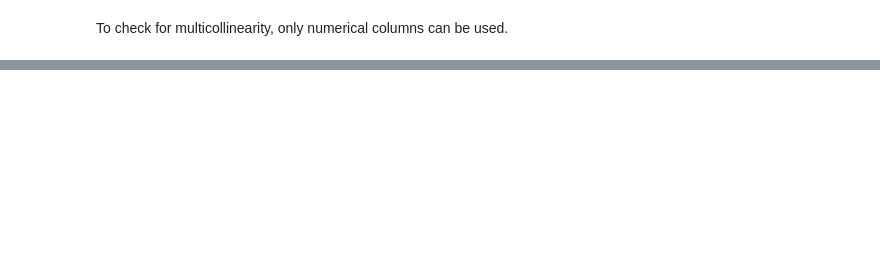
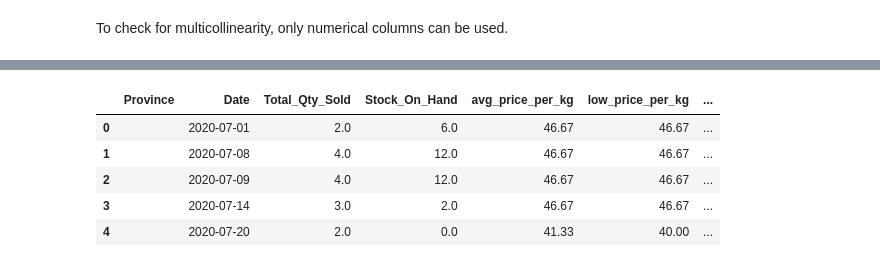
Before and after one commit to scmosoeu/fresh_produce, a Jupyter notebook: Modelling/general_forecasting.ipynb, the cells around one changed output, grey strips where cells are left out. Cells and saved outputs as stored; diff of their text form; code cells hidden in the pictures; blank space fills up the shorter version.

```diff
--- a/Modelling/general_forecasting.ipynb
+++ b/Modelling/general_forecasting.ipynb
@@ -641,0 +671,16 @@ Excluding the average prices per kg, there's high correlation between **Sales_To
+# %%
+# High correlation columns shall be removed incl. 'Commodities', 'Weight_Kg', 'Container' and 'Size_Grade'
+rem_col = ['Sales_Total', 'Total_Kg_Sold', 'Low_Price', 'High_Price', 'Commodities', 'Weight_Kg', 'Container', 'Size_Grade']
+# The remaining columns after removing correlated columns
+cols = [col for col in df.columns if col not in rem_col]
+# %%
+apples_df = df[cols]
+# %%
+apples_df.head()
+# %% [output]
+|  | Province | Date | Total_Qty_Sold | Stock_On_Hand | avg_price_per_kg | low_price_per_kg | ... |
+| 0 |  | 2020-07-01 | 2.0 | 6.0 | 46.67 | 46.67 | ... |
+| 1 |  | 2020-07-08 | 4.0 | 12.0 | 46.67 | 46.67 | ... |
+| 2 |  | 2020-07-09 | 4.0 | 12.0 | 46.67 | 46.67 | ... |
+| 3 |  | 2020-07-14 | 3.0 | 2.0 | 46.67 | 46.67 | ... |
+| 4 |  | 2020-07-20 | 2.0 | 0.0 | 41.33 | 40.00 | ... |
```
Also changed, not shown: parts of 22 cells of this notebook.
